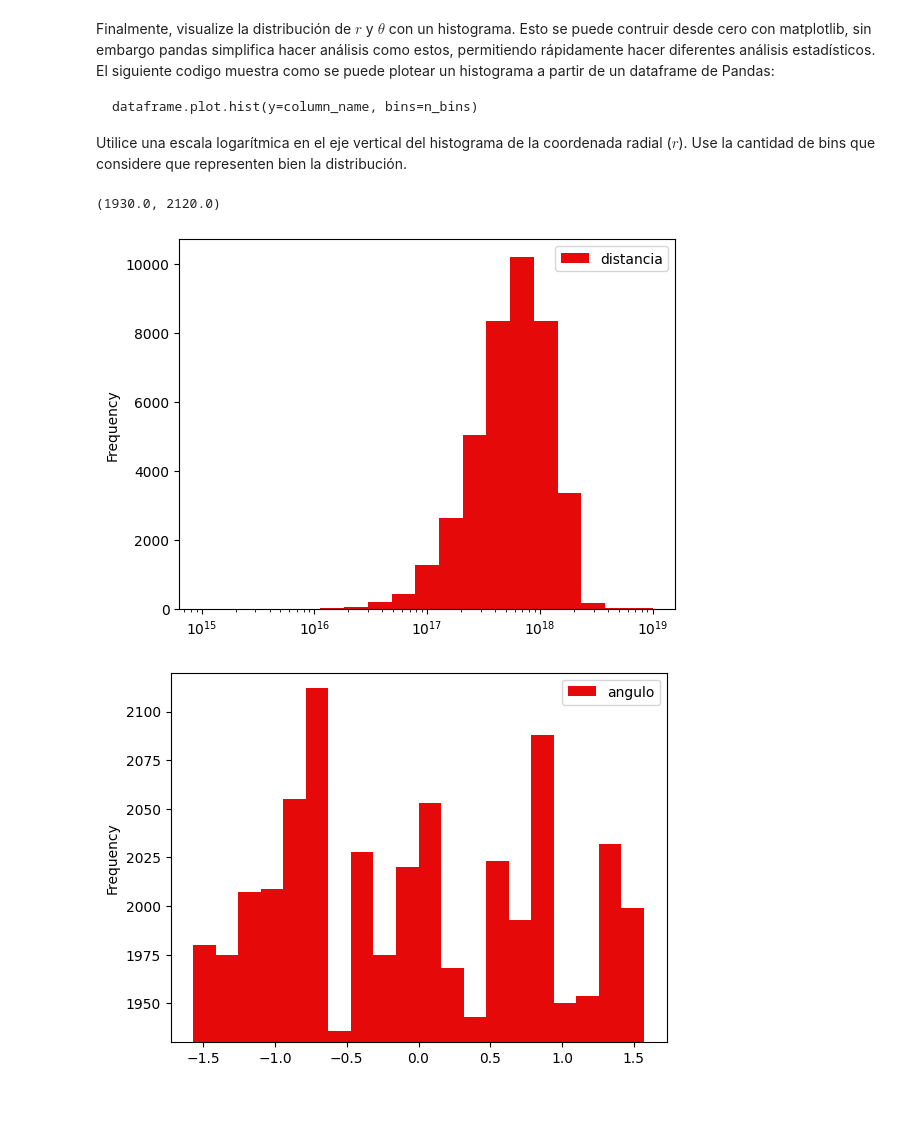
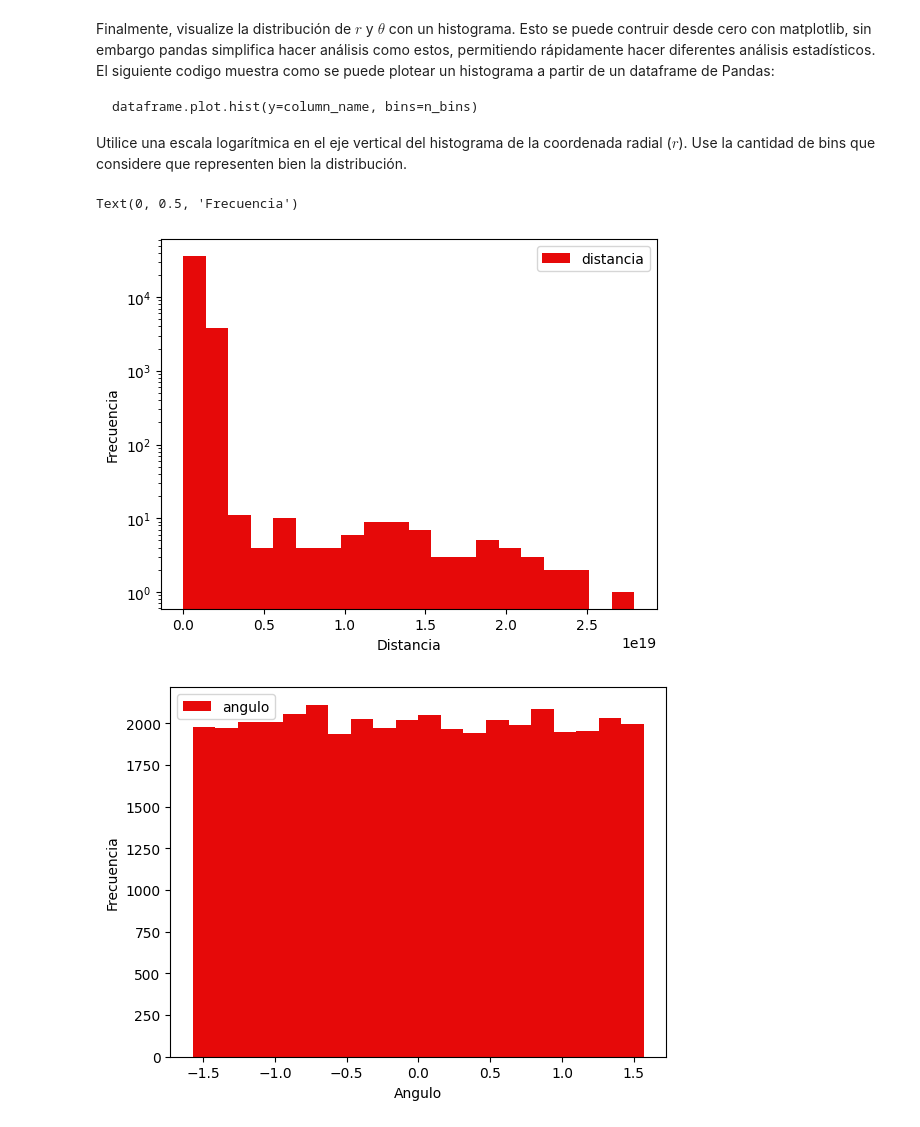
Before and after one commit to p-salv/Tarea-1, a Jupyter notebook: Tarea_1.ipynb, the cells around one changed output. Cells and saved outputs as stored; diff of their text form; code cells hidden in the pictures.

```diff
--- a/Tarea_1.ipynb
+++ b/Tarea_1.ipynb
@@ -462,12 +447,17 @@ dataframe.plot.hist(y=column_name, bins=n_bins)
 
 Utilice una escala logarítmica en el eje vertical del histograma de la coordenada radial ($r$). Use la cantidad de bins que considere que representen bien la distribución.
 # %%
-logbins = np.logspace(15,19,20)
-df_galaxy2.plot.hist(y='distancia', bins=logbins, color='#e60909')
-plt.xscale('log')
+#histograma distancia
+df_galaxy2.plot.hist(y='distancia', bins=20, color='#e60909')
+plt.xlabel('Distancia')
+plt.ylabel('Frecuencia')
+plt.yscale('log')
+
+#histograma angulo
 df_galaxy2.plot.hist(y='angulo', bins=20, color='#e60909')
-plt.ylim(1930, 2120)
+plt.xlabel('Angulo')
+plt.ylabel('Frecuencia')
 # %% [output]
-(1930.0, 2120.0)
+Text(0, 0.5, 'Frecuencia')
-[figure, old version]
+[figure, new version]
-[figure, old version]
+[figure, new version]
```
Also changed, not shown: parts of 13 cells of this notebook.
